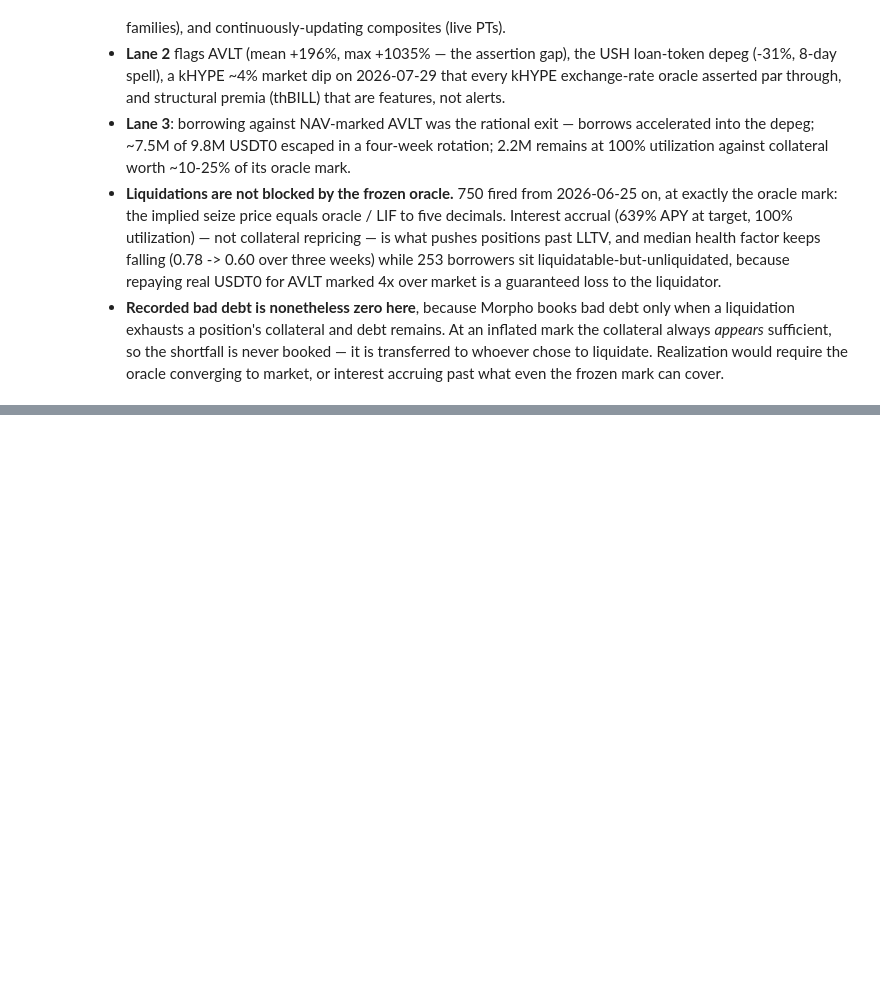
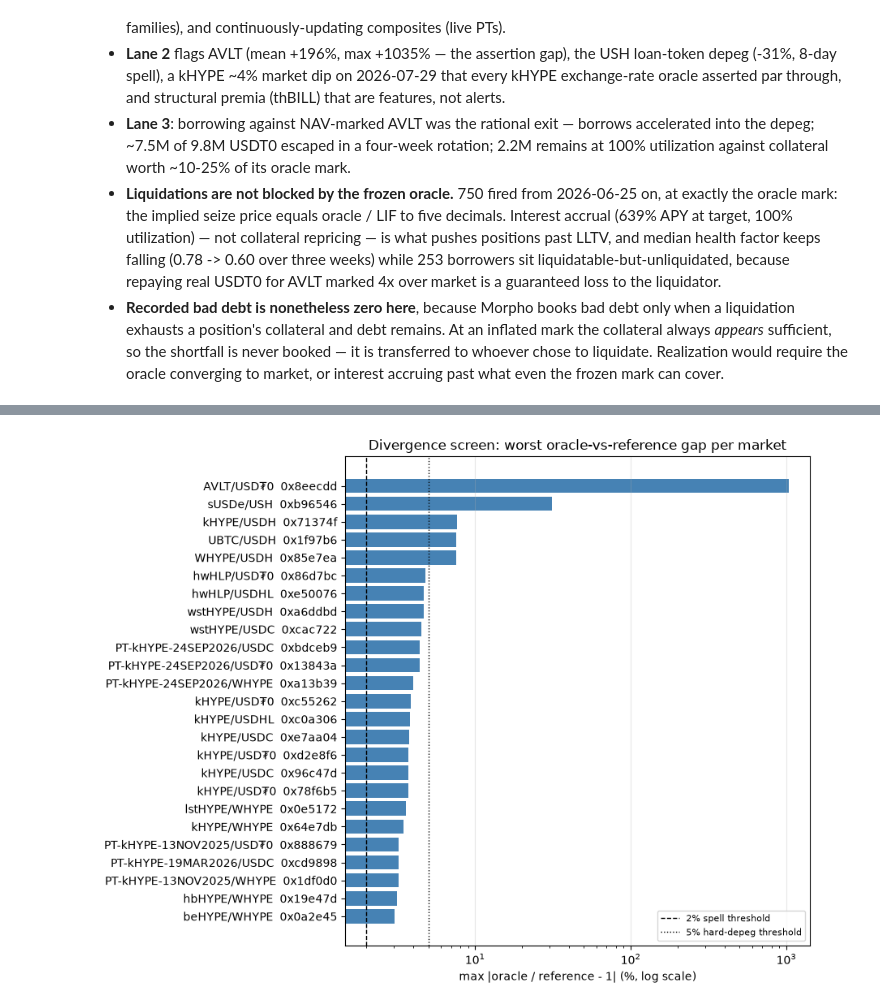
Before and after one commit to achillesbro/myrmidons-research, a Jupyter notebook: loops/01-oracle-census/notebook.ipynb, the cells around one changed output, grey strips where cells are left out. Cells and saved outputs as stored; diff of their text form; code cells hidden in the pictures; blank space fills up the shorter version.

```diff
--- a/loops/01-oracle-census/notebook.ipynb
+++ b/loops/01-oracle-census/notebook.ipynb
@@ -317,0 +353,18 @@ print(
+# %%
+# Maximum absolute oracle-vs-reference deviation per market, top 25.
+d = divergence.sort_values("max_abs_dev_pct").tail(25).copy()
+d["label"] = d["market"] + "  " + d["market_id"].str[:8]
+fig, ax = plt.subplots(figsize=(9, 7))
+ax.barh(d["label"], d["max_abs_dev_pct"], color="steelblue")
+ax.set_xscale("log")
+ax.axvline(2, ls="--", color="black", lw=1, label="2% spell threshold")
+ax.axvline(5, ls=":", color="black", lw=1, label="5% hard-depeg threshold")
+ax.set_xlabel("max |oracle / reference - 1| (%, log scale)")
+ax.set_title("Divergence screen: worst oracle-vs-reference gap per market")
+ax.legend(fontsize=8)
+ax.grid(alpha=0.3, axis="x")
+plt.tight_layout()
+fig.savefig("assets/divergence_max.png", dpi=150, bbox_inches="tight")
+plt.show()
+# %% [output]
+[figure, added]
```
Also changed, not shown: parts of 5 cells of this notebook, 5 other files.
